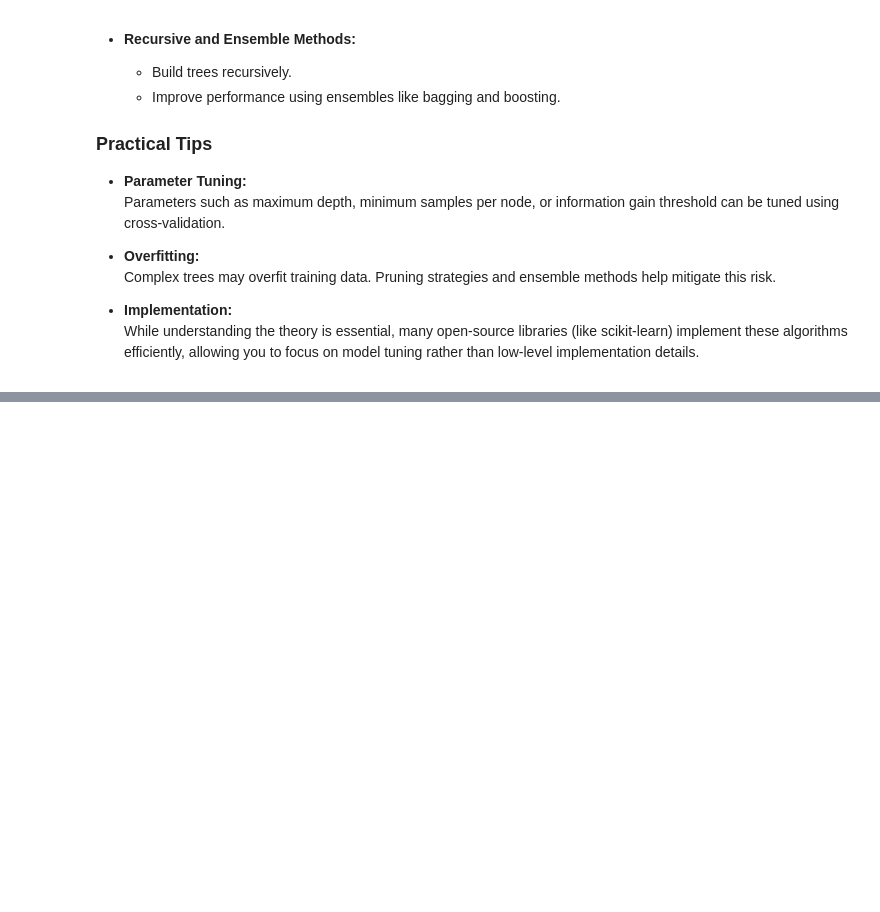
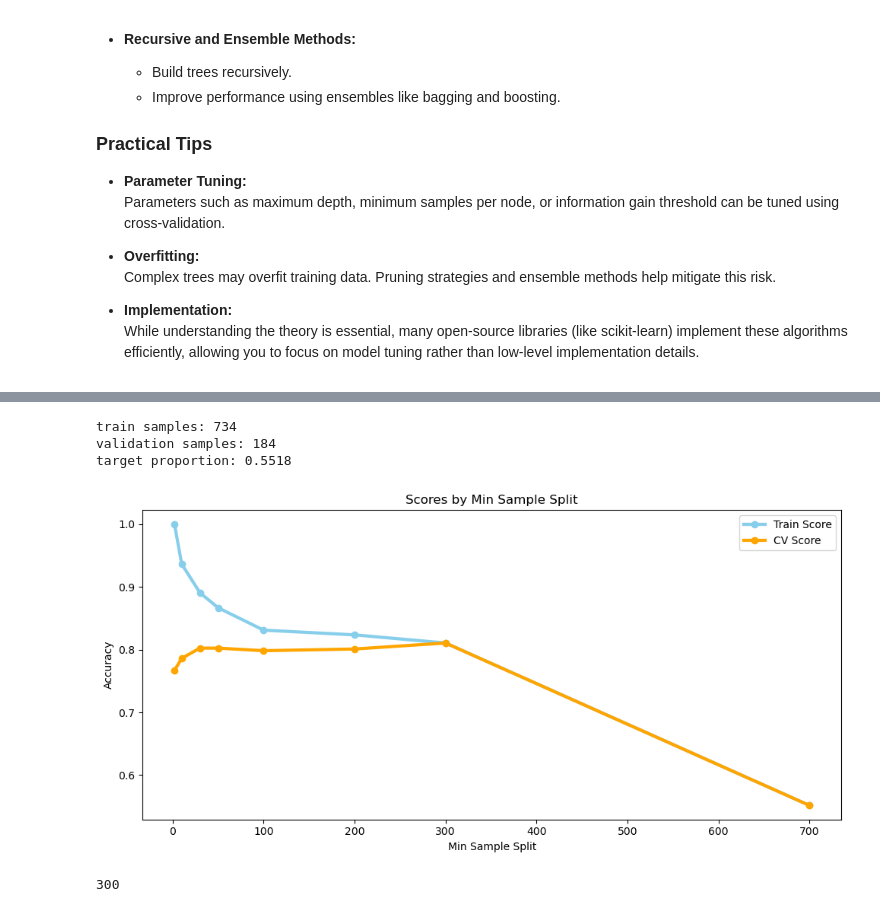
Before and after one commit to AidenHadisi/ml-journey, a Jupyter notebook: l010_decision_trees.ipynb, the cells around one changed output, grey strips where cells are left out. Saved outputs shown, nothing was run; the diff lists cells and outputs as text; code cells hidden in the pictures; blank space fills up the shorter version.

```diff
--- a/l010_decision_trees.ipynb
+++ b/l010_decision_trees.ipynb
@@ -229,0 +434,12 @@ $$H(p_1) = -p_1 \log_2(p_1) - (1-p_1) \log_2(1-p_1)$$
+# %%
+# Perform one hot encoding on categorical columns
+cat_variables = [
+    'Sex',
+    'ChestPainType',
+    'RestingECG',
+    'ExerciseAngina',
+    'ST_Slope'
+]
+
+df = pd.get_dummies(df, prefix=cat_variables, columns=cat_variables, dtype=int)
+df.head()
@@ -229,0 +454,35 @@ $$H(p_1) = -p_1 \log_2(p_1) - (1-p_1) \log_2(1-p_1)$$
+# %%
+X, y = df.loc[:, df.columns != 'HeartDisease'], df['HeartDisease']
+# %%
+from sklearn.model_selection import train_test_split, cross_validate
+from sklearn.tree import DecisionTreeClassifier
+
+X_train, X_test, y_train, y_test = train_test_split(X, y, train_size=0.8, random_state=STATE)
+print(f'train samples: {len(X_train)}')
+print(f'validation samples: {len(X_test)}')
+print(f'target proportion: {y_train.mean():.4f}')
+# %% [output]
+train samples: 734
+validation samples: 184
+target proportion: 0.5518
+# %%
+min_samples_split_list = [2,10, 30, 50, 100, 200, 300, 700] ## If the number is an integer, then it is the actual quantity of samples,
+scores = []
+for min_samples_split in min_samples_split_list:
+    score = cross_validate(DecisionTreeClassifier(min_samples_split=min_samples_split, random_state=STATE), X_train, y_train, cv=5, scoring='accuracy', return_train_score=True)
+    scores.append(score)
+# %%
+import matplotlib.pyplot as plt
+
+fig, ax = plt.subplots(figsize=(10,5), layout='tight')
+ax.plot(min_samples_split_list, np.mean([x['train_score'] for x in scores], axis=1), '-o', c='skyblue', linewidth=3, label='Train Score')
+ax.plot(min_samples_split_list, np.mean([x['test_score'] for x in scores], axis=1), '-o', c='orange', linewidth=3, label='CV Score')
+ax.set(title='Scores by Min Sample Split', xlabel='Min Sample Split', ylabel='Accuracy')
+ax.legend(loc='best');
+# %% [output]
+[figure, added]
+# %%
+best_min_sample_split = min_samples_split_list[np.argmax(np.mean([x['test_score'] for x in scores], axis=1))]
+best_min_sample_split
+# %% [output]
+300
```
Also changed, not shown: parts of 21 cells of this notebook, 2 other files.
